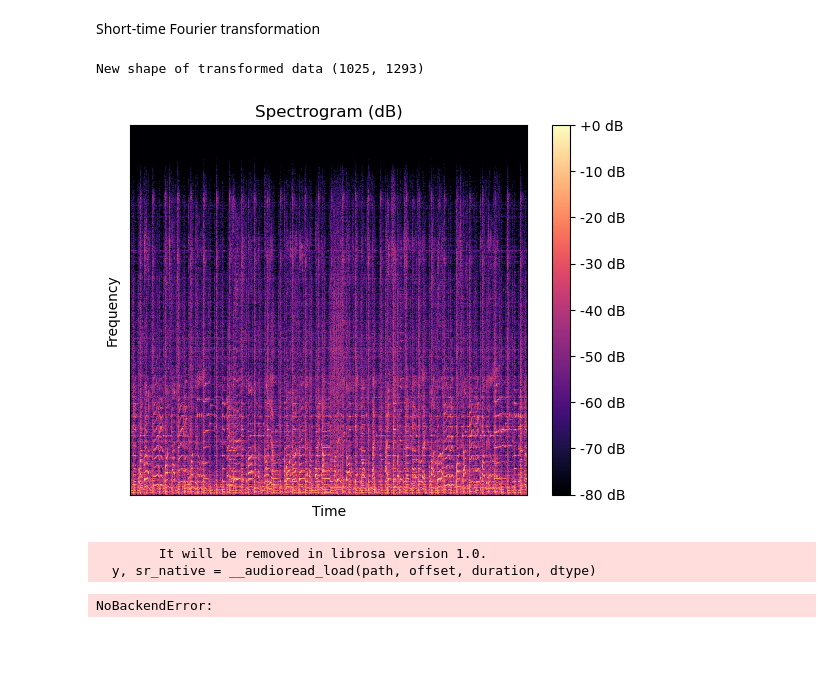
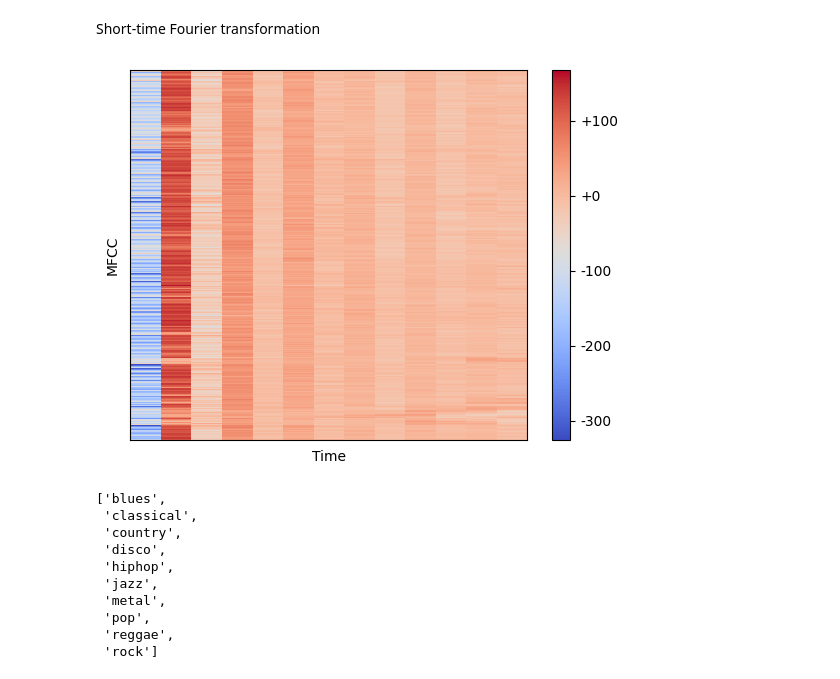
Before and after one commit to szilaard/AIT_project, a Jupyter notebook: AitProject.ipynb, the cells around one changed output. Saved outputs shown, nothing was run; the diff lists cells and outputs as text; code cells hidden in the pictures; blank space fills up the shorter version.

Commit message:
mfcc

```diff
--- a/AitProject.ipynb
+++ b/AitProject.ipynb
@@ -23,6 +23,14 @@ Using [this](https://www.kaggle.com/datasets/andradaolteanu/gtzan-dataset-music-
 We read all the data from the directories with glob.
 # %%
 audio_files = glob("Data/genres_original/*/*.wav")
+# %%
+n_fft = 2048
+n_mfcc = 13
+hop_length = 512
+sample_rate = 22050
+number_of_segments = 5
+duration = 30
+samples_per_track = sample_rate * duration
 # %% [markdown]
 Example audio:
 # %%
@@ -32,16 +40,9 @@ ipd.Audio(audio_files[0])
 # %% [markdown]
 We read the raw data of the first audio sample and its sample frequency
 # %%
-signal, sr = librosa.load(audio_files[0], sr=22050)
+signal, sr = librosa.load(audio_files[0], sr=sample_rate)
 print("Y is a numpy array:", signal)
 print("Shape of Y:", signal.shape)
-print("Sample Rate:", sr)
-
-librosa.display.waveshow(signal, sr=sr)
-plt.xlabel("Time (s)")
-plt.ylabel("Amplitude")
-plt.title("Waveform")
-plt.show()
 # %% [output]
 Y is a numpy array: [ 0.00732422  0.01660156  0.00762939 ... -0.05560303 -0.06106567
  -0.06417847]
@@ -51,23 +58,18 @@ Sample Rate: 22050
 # %% [markdown]
 Short-time Fourier transformation
 # %%
-n_fft = 2048
-hop_length = 512
-stft = librosa.stft(signal, hop_length=hop_length, n_fft=n_fft)
-spectrogram = np.abs(stft)
-log_spectrogram = librosa.amplitude_to_db(spectrogram, ref=np.max)
 
-print("New shape of transformed data", log_spectrogram.shape)
+mfcc = librosa.feature.mfcc(y=signal, sr=sample_rate, n_mfcc=n_mfcc, n_fft=n_fft, hop_length=hop_length)
+mfcc = mfcc.T
 
-librosa.display.specshow(log_spectrogram, sr=sr, hop_length=hop_length)
+
+librosa.display.specshow(mfcc, sr=sample_rate, hop_length=hop_length)
 plt.xlabel("Time")
-plt.ylabel("Frequency")
-plt.colorbar(format="%+2.0f dB")
-plt.title("Spectrogram (dB)")
+plt.ylabel("MFCC")
+plt.colorbar(format="%+2.0f")
 plt.show()
 # %% [output]
-New shape of transformed data (1025, 1293)
-[figure, old version]
+[figure, new version]
 # %%
 data = {
     "mapping": [],
@@ -79,10 +82,31 @@ for audio_file in audio_files:
     label = audio_file.split("\\")[1]
     if label not in data["mapping"]:
         data["mapping"].append(label)
+        try:
+            signal, sr = librosa.load(audio_file)
+        except:
+            continue
 
-    signal, sr = librosa.load(audio_file)
+
+        for i in range(number_of_segments)
+            start = samples_per_segment * i
+            end = start + samples_per_segment
+
+            mfcc = librosa.feature.mfcc(y=signal[start:end], sr=sample_rate, n_mfcc=n_mfcc, n_fft=n_fft, hop_length=hop_length)
+            mfcc = mfcc.T
+            data["mfcc"].append(mfcc)
+            data["label"].append(label)
+
+
 data["mapping"]
 # %% [output]
-        It will be removed in librosa version 1.0.
-  y, sr_native = __audioread_load(path, offset, duration, dtype)
+['blues',
+ 'classical',
+ 'country',
+ 'disco',
+ 'hiphop',
+ 'jazz',
+ 'metal',
+ 'pop',
+ 'reggae',
+ 'rock']
-NoBackendError:
```
Also changed, not shown: parts of 3 cells of this notebook.
